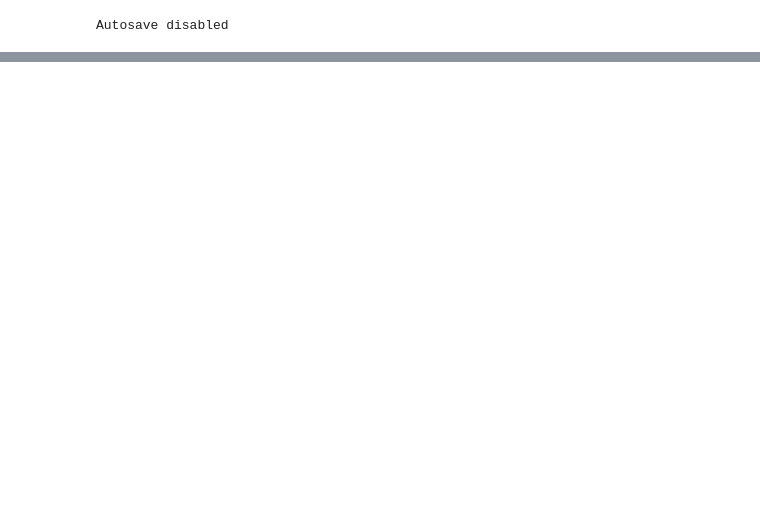
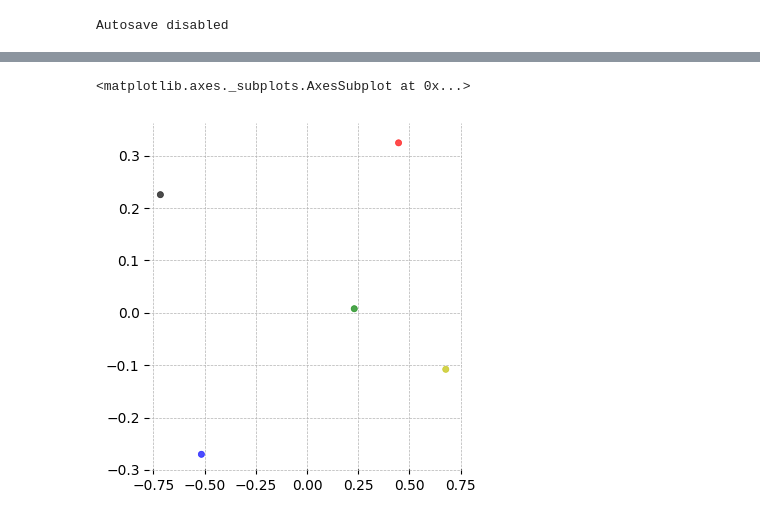
Before and after one commit to samkennerly/kingofsnake, a Jupyter notebook: books/graph.ipynb, the cells around one changed output, grey strips where cells are left out. Cells and saved outputs as stored; diff of their text form; code cells hidden in the pictures; blank space fills up the shorter version.

Commit message:
Add graph notebook

```diff
--- a/books/graph.ipynb
+++ b/books/graph.ipynb
@@ -130,0 +15,8 @@ doppels
+# %%
+graph = dict()
+graph['alice'] = ['bob', 'carol']
+graph['bob'] = ['carol', 'alice']
+graph['carol'] = ['alice']
+graph['dave'] = ['eve']
+graph = Graph( (k, x) for k, v in graph.items() for x in v )
+graph
@@ -213,0 +83,8 @@ vgers
+# %%
+plot = Plot(figsize=(4, 4))
+frame = graph.frame()
+frame['color'] = list('rgybk')
+plot.scatter(frame)
+# %% [output]
+<matplotlib.axes._subplots.AxesSubplot at 0x...>
+[figure, added]
```
Also changed, not shown: parts of 28 cells of this notebook, 1 other file.
